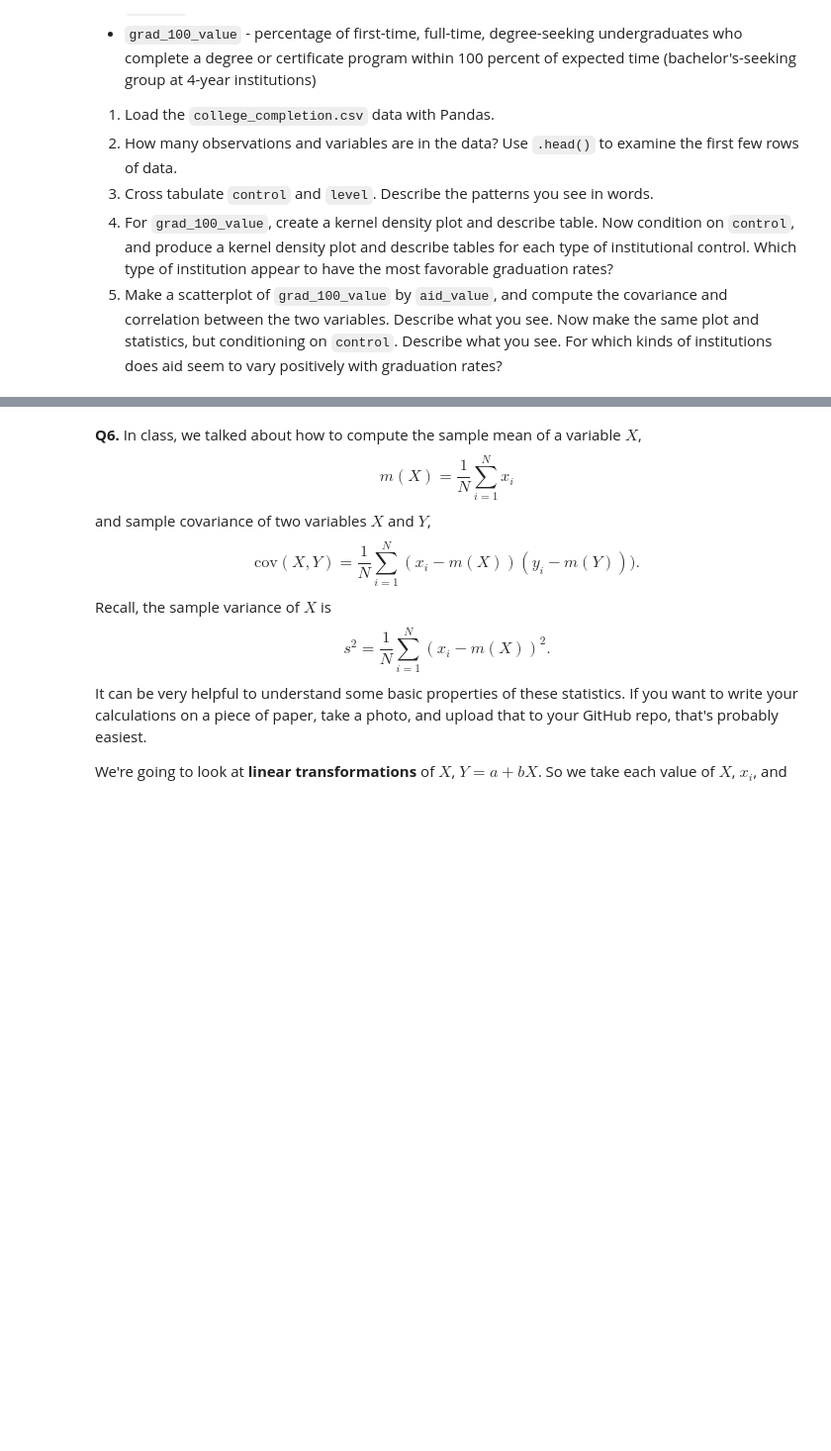
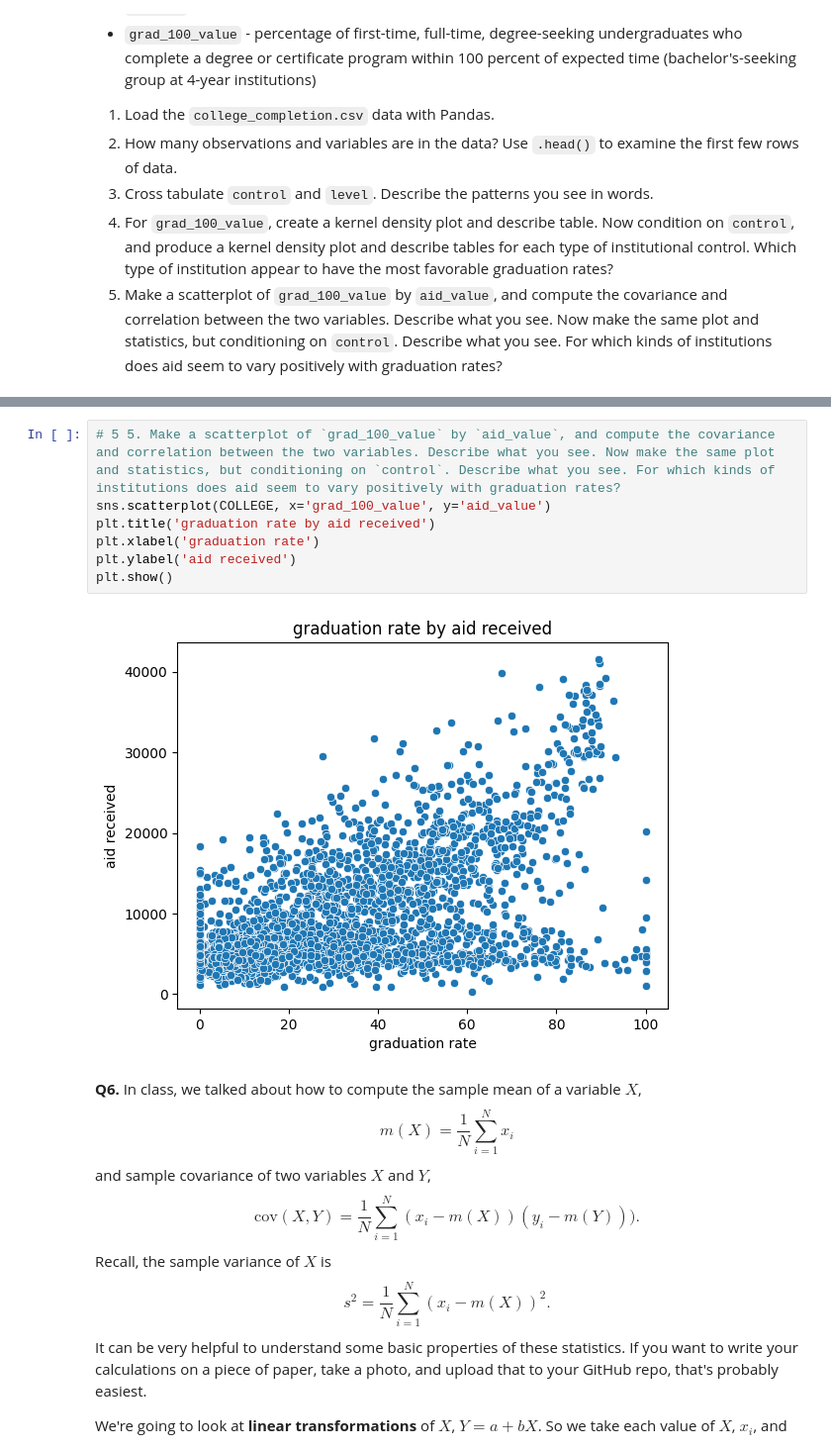
Before and after one commit to syd-nguyen/ds3021-assignments, a Jupyter notebook: assignments/01_assignment_wrangling_and_eda.ipynb, the cells around one changed output, grey strips where cells are left out. Shown at 99% size. Drawn from its saved outputs; the diff is of its cells as text; blank space fills up the shorter version.

```diff
--- a/assignments/01_assignment_wrangling_and_eda.ipynb
+++ b/assignments/01_assignment_wrangling_and_eda.ipynb
@@ -486,3 +592,12 @@ We'll use the `college_completion.csv` dataset from the US Department of Educati
+# %%
+# 5 5. Make a scatterplot of `grad_100_value` by `aid_value`, and compute the covariance and correlation between the two variables. Describe what you see. Now make the same plot and statistics, but conditioning on `control`. Describe what you see. For which kinds of institutions does aid seem to vary positively with graduation rates?
+sns.scatterplot(COLLEGE, x='grad_100_value', y='aid_value')
+plt.title('graduation rate by aid received')
+plt.xlabel('graduation rate')
+plt.ylabel('aid received')
+plt.show()
+# %% [output]
+[figure, added]
 # %% [markdown]
 **Q6.** In class, we talked about how to compute the sample mean of a variable $X$,
 $$
```
Also changed, not shown: parts of 13 cells of this notebook.
